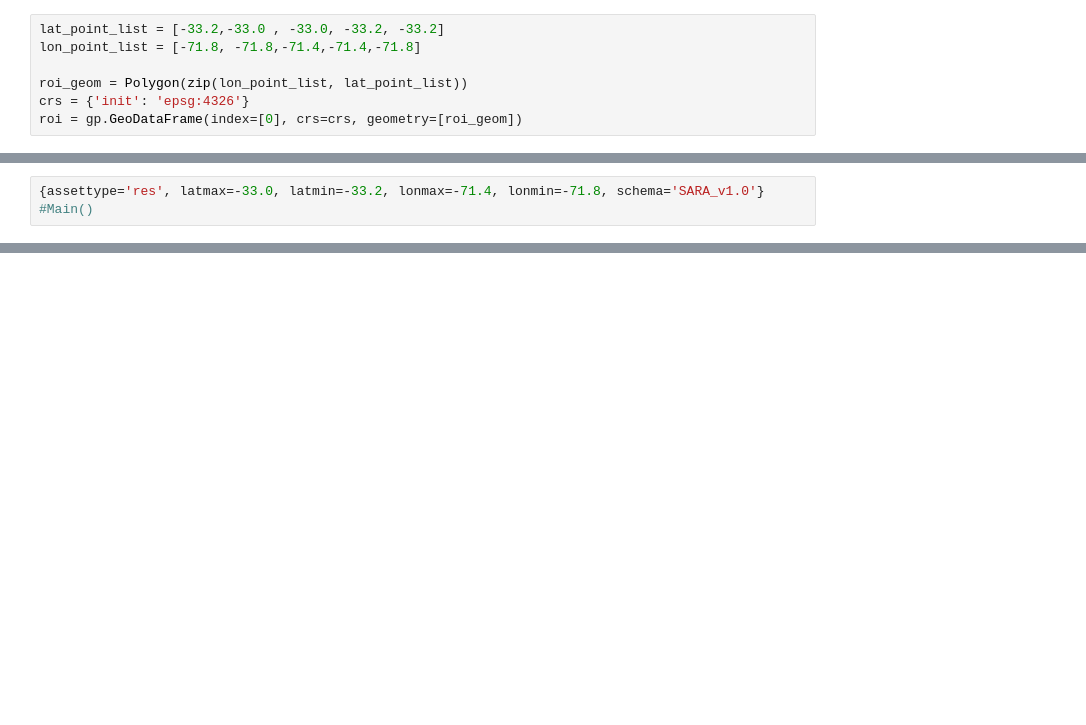
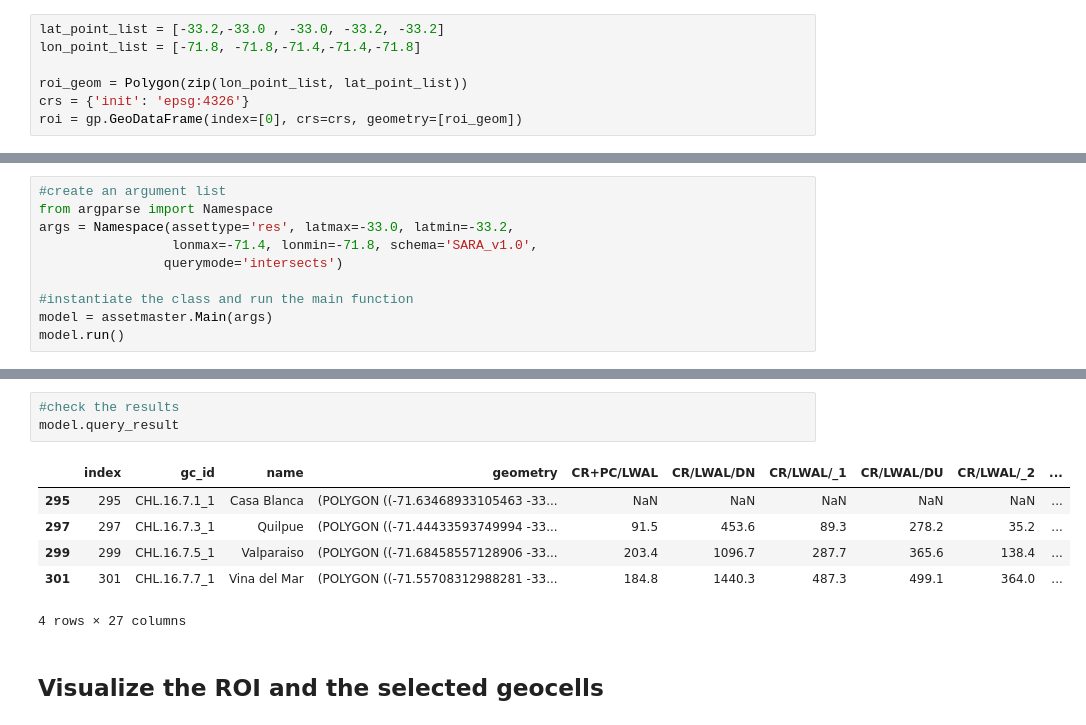
Before and after one commit to GFZ-Centre-for-Early-Warning/assetmaster, a Jupyter notebook: service_test.ipynb, the cells around one changed output, grey strips where cells are left out. Cells and saved outputs as stored; diff of their text form; blank space fills up the shorter version.

```diff
--- a/service_test.ipynb
+++ b/service_test.ipynb
@@ -417,4 +23,11 @@ if __name__ == '__main__':
 # %%
-{assettype='res', latmax=-33.0, latmin=-33.2, lonmax=-71.4, lonmin=-71.8, schema='SARA_v1.0'}
-#Main()
+#create an argument list
+from argparse import Namespace
+args = Namespace(assettype='res', latmax=-33.0, latmin=-33.2,
+                 lonmax=-71.4, lonmin=-71.8, schema='SARA_v1.0',
+                querymode='intersects')
+
+#instantiate the class and run the main function
+model = assetmaster.Main(args)
+model.run()
 # %% [output]
@@ -421,0 +35,12 @@ SyntaxError: invalid syntax (<ipython-input-155-3b5053ae029f>, line 1)
+# %%
+#check the results
+model.query_result
+# %% [output]
+|  | index | gc_id | name | geometry | CR+PC/LWAL | CR/LWAL/DN | CR/LWAL/_1 | CR/LWAL/DU | CR/LWAL/_2 | ... |
+| 295 | 295 | CHL.16.7.1_1 | Casa Blanca | (POLYGON ((-71.63468933105463 -33... | NaN | NaN | NaN | NaN | NaN | ... |
+| 297 | 297 | CHL.16.7.3_1 | Quilpue | (POLYGON ((-71.44433593749994 -33... | 91.5 | 453.6 | 89.3 | 278.2 | 35.2 | ... |
+| 299 | 299 | CHL.16.7.5_1 | Valparaiso | (POLYGON ((-71.68458557128906 -33... | 203.4 | 1096.7 | 287.7 | 365.6 | 138.4 | ... |
+| 301 | 301 | CHL.16.7.7_1 | Vina del Mar | (POLYGON ((-71.55708312988281 -33... | 184.8 | 1440.3 | 487.3 | 499.1 | 364.0 | ... |
+4 rows × 27 columns
+# %% [markdown]
+## Visualize the ROI and the selected geocells
```
Also changed, not shown: parts of 17 cells of this notebook.
